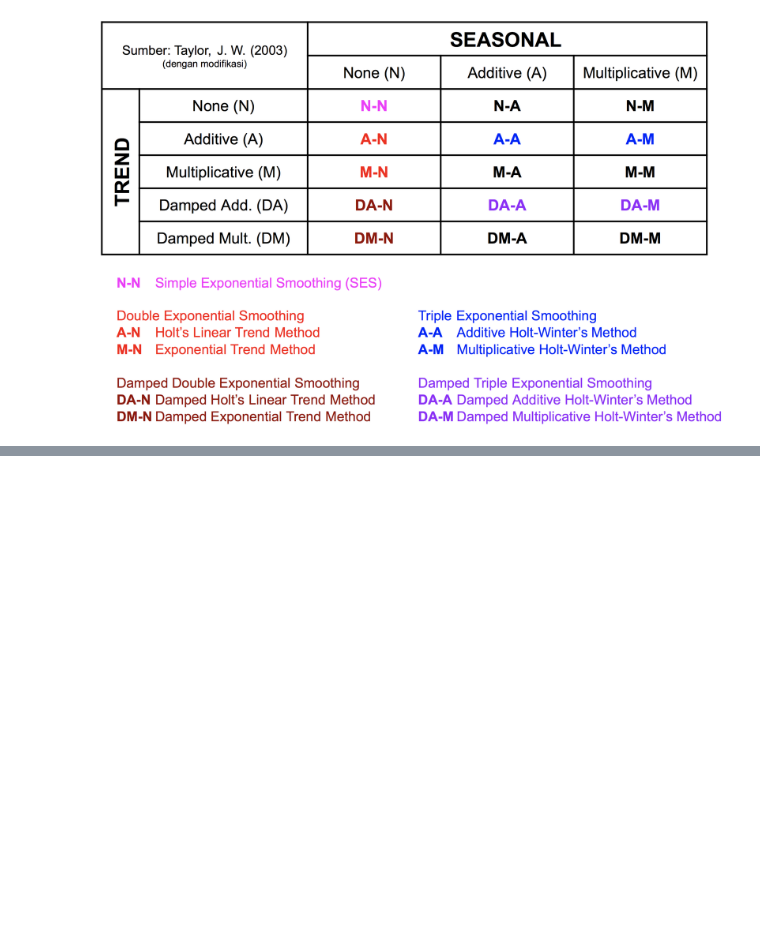
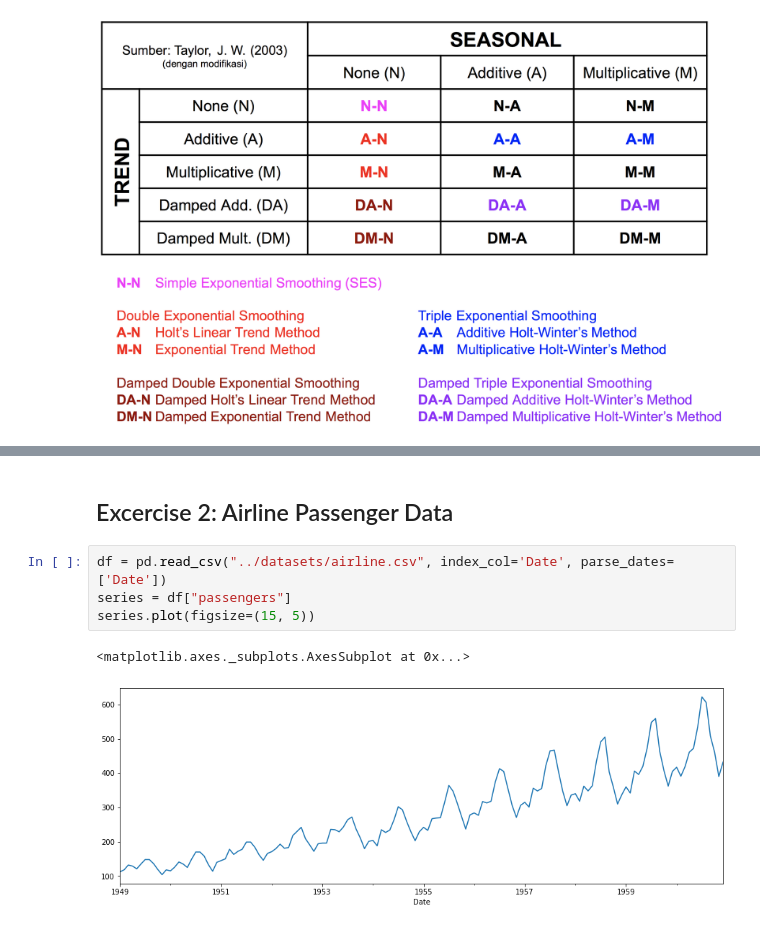
Before and after one commit to rshby/belajar_sendiri, a Jupyter notebook: Forecasting/2 - Forecasting with ETS Method.ipynb, the cells around one changed output, grey strips where cells are left out. Saved outputs shown, nothing was run; the diff lists cells and outputs as text; blank space fills up the shorter version.

```diff
--- a/Forecasting/2 - Forecasting with ETS Method.ipynb
+++ b/Forecasting/2 - Forecasting with ETS Method.ipynb
@@ -16,0 +27,9 @@ illustration.ets_model
+# %% [markdown]
+## Excercise 2: Airline Passenger Data
+# %%
+df = pd.read_csv("../datasets/airline.csv", index_col='Date', parse_dates=['Date'])
+series = df["passengers"]
+series.plot(figsize=(15, 5))
+# %% [output]
+<matplotlib.axes._subplots.AxesSubplot at 0x...>
+[figure, added]
```
Also changed, not shown: parts of 2 cells of this notebook.
